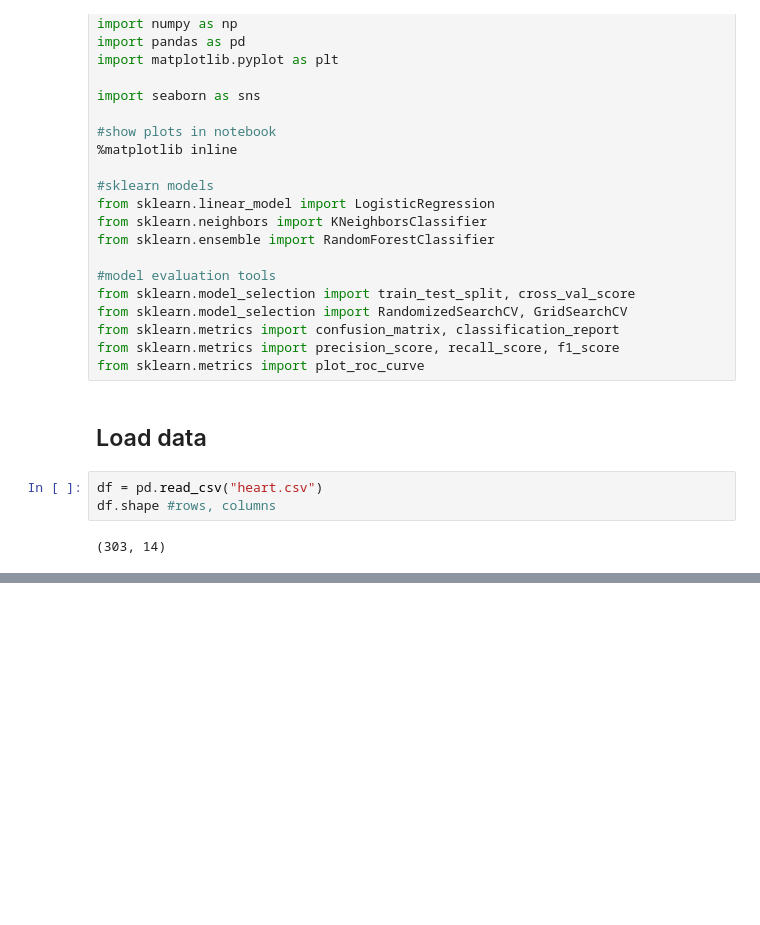
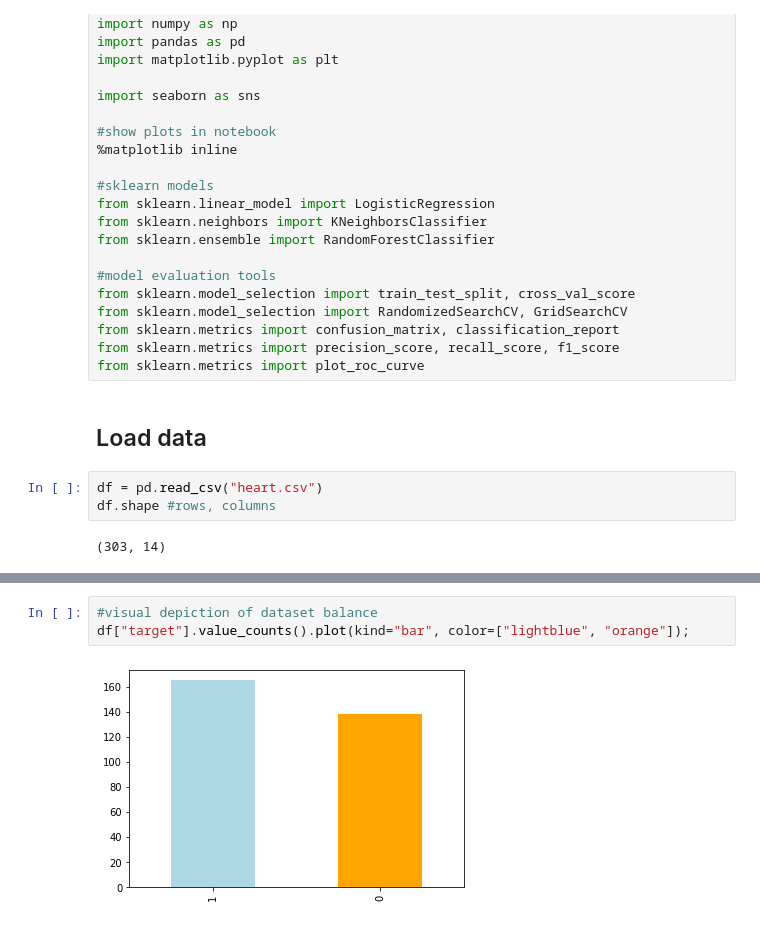
Before and after one commit to Aaron32365/ML-Heart-Disease-Classifier, a Jupyter notebook: heart_disease.ipynb, the cells around one changed output, grey strips where cells are left out. Cells and saved outputs as stored; diff of their text form; blank space fills up the shorter version.

```diff
--- a/heart_disease.ipynb
+++ b/heart_disease.ipynb
@@ -113,0 +123,5 @@ A few questions that I would like to answer while exploring the data.
+# %%
+#visual depiction of dataset balance
+df["target"].value_counts().plot(kind="bar", color=["lightblue", "orange"]);
+# %% [output]
+[figure, added]
```
Also changed, not shown: parts of 9 cells of this notebook.
